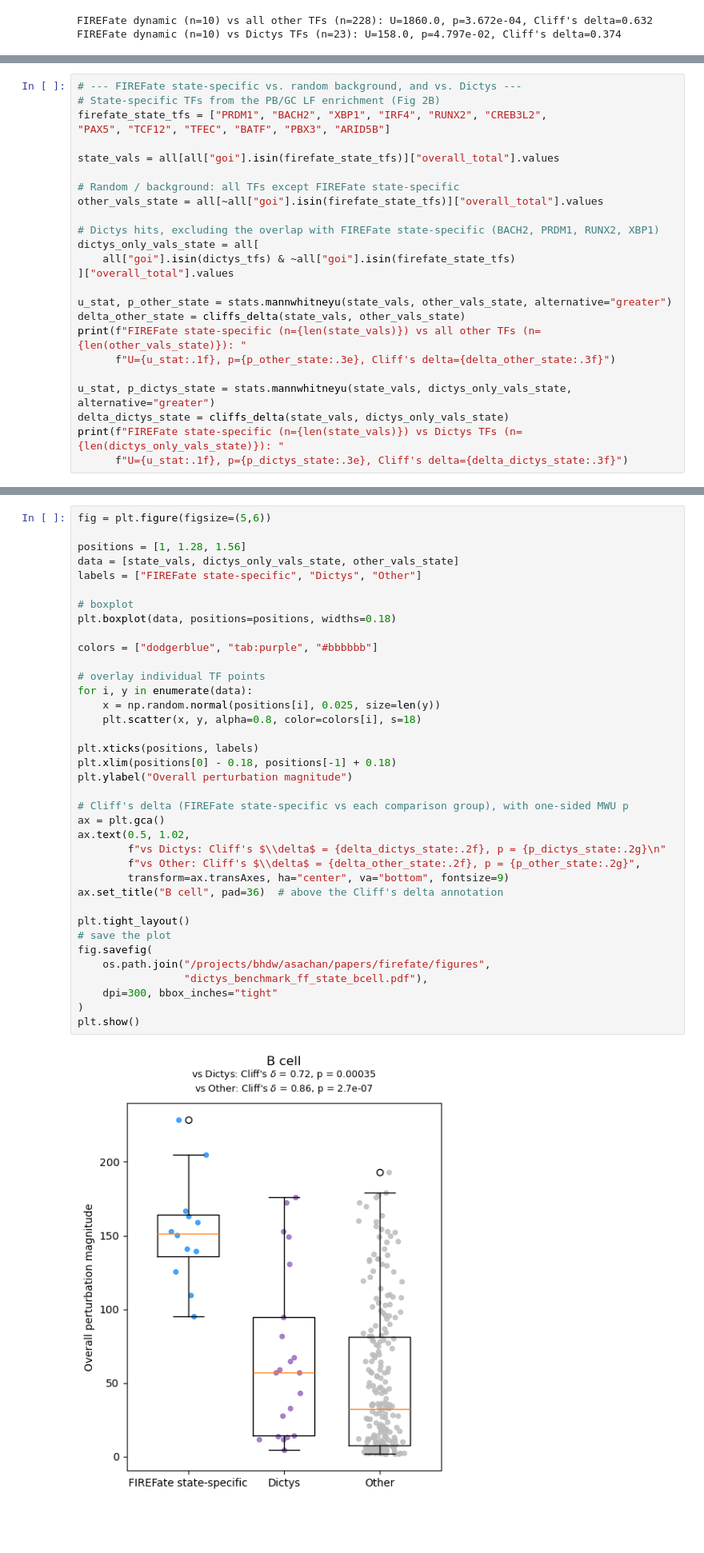
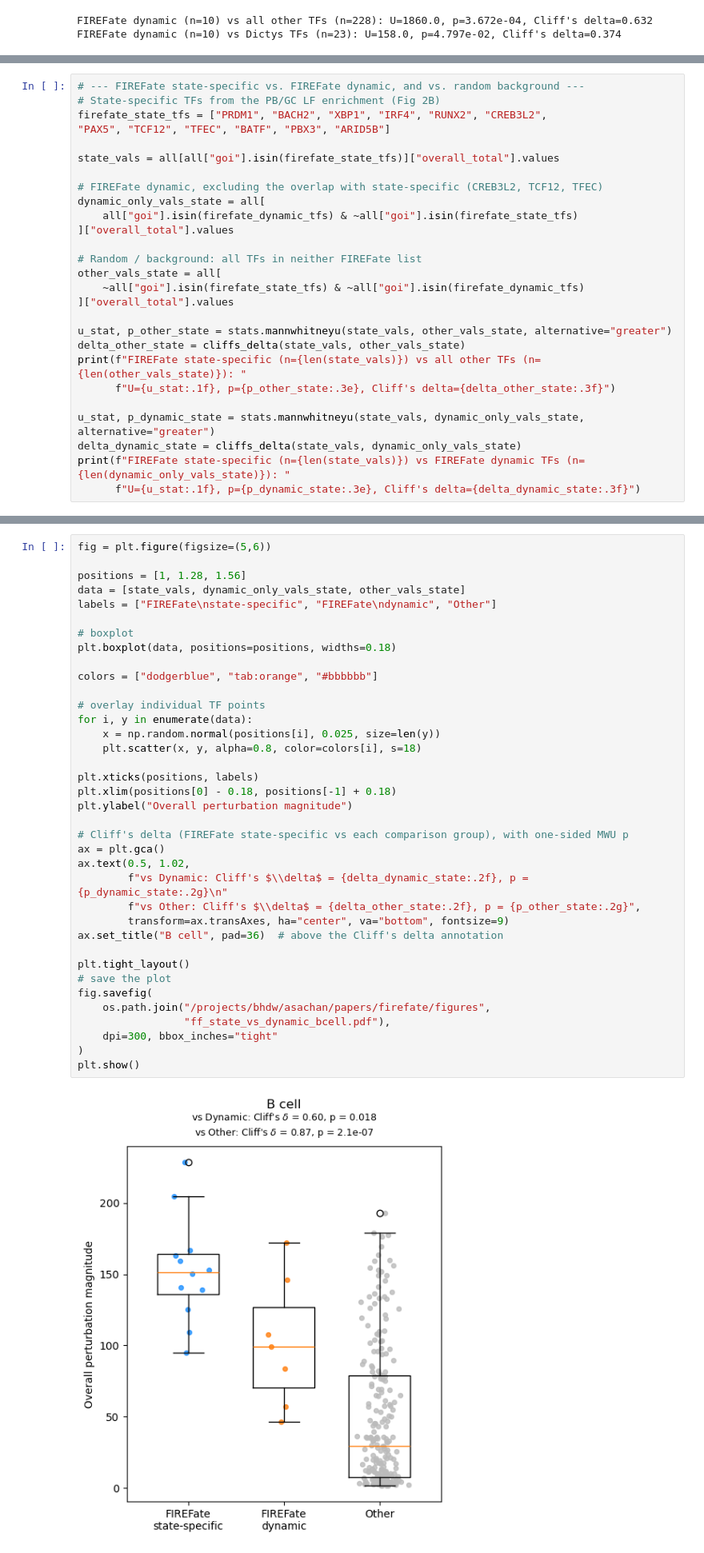
Before and after one commit to sachha-naksha/firefate_notebooks, a Jupyter notebook: temporal/perturbation/PS_Bcell_dynamic.ipynb, the cells around one changed output, grey strips where cells are left out. Shown at 80% size. Drawn from its saved outputs; the diff is of its cells as text; blank space fills up the shorter version.

```diff
--- a/temporal/perturbation/PS_Bcell_dynamic.ipynb
+++ b/temporal/perturbation/PS_Bcell_dynamic.ipynb
@@ -168,17 +168,19 @@ plt.show()
 # %%
-# --- FIREFate state-specific vs. random background, and vs. Dictys ---
+# --- FIREFate state-specific vs. FIREFate dynamic, and vs. random background ---
 # State-specific TFs from the PB/GC LF enrichment (Fig 2B)
 firefate_state_tfs = ["PRDM1", "BACH2", "XBP1", "IRF4", "RUNX2", "CREB3L2",
 "PAX5", "TCF12", "TFEC", "BATF", "PBX3", "ARID5B"]
 
 state_vals = all[all["goi"].isin(firefate_state_tfs)]["overall_total"].values
 
-# Random / background: all TFs except FIREFate state-specific
-other_vals_state = all[~all["goi"].isin(firefate_state_tfs)]["overall_total"].values
+# FIREFate dynamic, excluding the overlap with state-specific (CREB3L2, TCF12, TFEC)
+dynamic_only_vals_state = all[
+    all["goi"].isin(firefate_dynamic_tfs) & ~all["goi"].isin(firefate_state_tfs)
+]["overall_total"].values
 
-# Dictys hits, excluding the overlap with FIREFate state-specific (BACH2, PRDM1, RUNX2, XBP1)
-dictys_only_vals_state = all[
-    all["goi"].isin(dictys_tfs) & ~all["goi"].isin(firefate_state_tfs)
+# Random / background: all TFs in neither FIREFate list
+other_vals_state = all[
+    ~all["goi"].isin(firefate_state_tfs) & ~all["goi"].isin(firefate_dynamic_tfs)
 ]["overall_total"].values
 
 u_stat, p_other_state = stats.mannwhitneyu(state_vals, other_vals_state, alternative="greater")
@@ -186,8 +188,8 @@ delta_other_state = cliffs_delta(state_vals, other_vals_state)
 print(f"FIREFate state-specific (n={len(state_vals)}) vs all other TFs (n={len(other_vals_state)}): "
       f"U={u_stat:.1f}, p={p_other_state:.3e}, Cliff's delta={delta_other_state:.3f}")
 
-u_stat, p_dictys_state = stats.mannwhitneyu(state_vals, dictys_only_vals_state, alternative="greater")
-delta_dictys_state = cliffs_delta(state_vals, dictys_only_vals_state)
-print(f"FIREFate state-specific (n={len(state_vals)}) vs Dictys TFs (n={len(dictys_only_vals_state)}): "
-      f"U={u_stat:.1f}, p={p_dictys_state:.3e}, Cliff's delta={delta_dictys_state:.3f}")
+u_stat, p_dynamic_state = stats.mannwhitneyu(state_vals, dynamic_only_vals_state, alternative="greater")
+delta_dynamic_state = cliffs_delta(state_vals, dynamic_only_vals_state)
+print(f"FIREFate state-specific (n={len(state_vals)}) vs FIREFate dynamic TFs (n={len(dynamic_only_vals_state)}): "
+      f"U={u_stat:.1f}, p={p_dynamic_state:.3e}, Cliff's delta={delta_dynamic_state:.3f}")
 # %% [output]
@@ -197,38 +199,38 @@ FIREFate state-specific (n=12) vs Dictys TFs (n=21): U=217.0, p=3.535e-04, Cliff
 fig = plt.figure(figsize=(5,6))
 
 positions = [1, 1.28, 1.56]
-data = [state_vals, dictys_only_vals_state, other_vals_state]
-labels = ["FIREFate state-specific", "Dictys", "Other"]
+data = [state_vals, dynamic_only_vals_state, other_vals_state]
+labels = ["FIREFate\nstate-specific", "FIREFate\ndynamic", "Other"]
 
 # boxplot
 plt.boxplot(data, positions=positions, widths=0.18)
 
-colors = ["dodgerblue", "tab:purple", "#bbbbbb"]
+colors = ["dodgerblue", "tab:orange", "#bbbbbb"]
 
 # overlay individual TF points
 for i, y in enumerate(data):
     x = np.random.normal(positions[i], 0.025, size=len(y))
     plt.scatter(x, y, alpha=0.8, color=colors[i], s=18)
 
 plt.xticks(positions, labels)
 plt.xlim(positions[0] - 0.18, positions[-1] + 0.18)
 plt.ylabel("Overall perturbation magnitude")
 
 # Cliff's delta (FIREFate state-specific vs each comparison group), with one-sided MWU p
 ax = plt.gca()
 ax.text(0.5, 1.02,
-        f"vs Dictys: Cliff's $\\delta$ = {delta_dictys_state:.2f}, p = {p_dictys_state:.2g}\n"
+        f"vs Dynamic: Cliff's $\\delta$ = {delta_dynamic_state:.2f}, p = {p_dynamic_state:.2g}\n"
         f"vs Other: Cliff's $\\delta$ = {delta_other_state:.2f}, p = {p_other_state:.2g}",
         transform=ax.transAxes, ha="center", va="bottom", fontsize=9)
 ax.set_title("B cell", pad=36)  # above the Cliff's delta annotation
 
 plt.tight_layout()
 # save the plot
 fig.savefig(
     os.path.join("/projects/bhdw/asachan/papers/firefate/figures",
-                 "dictys_benchmark_ff_state_bcell.pdf"),
+                 "ff_state_vs_dynamic_bcell.pdf"),
     dpi=300, bbox_inches="tight"
 )
 plt.show()
 # %% [output]
-[figure, old version]
+[figure, new version]
```
Also changed, not shown: parts of 2 cells of this notebook.
